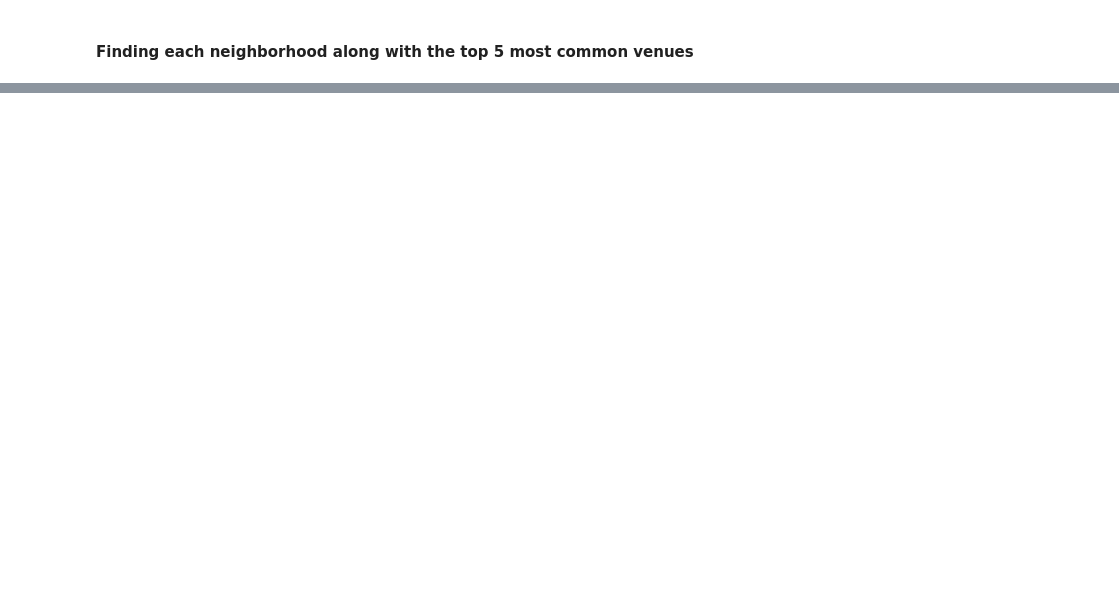
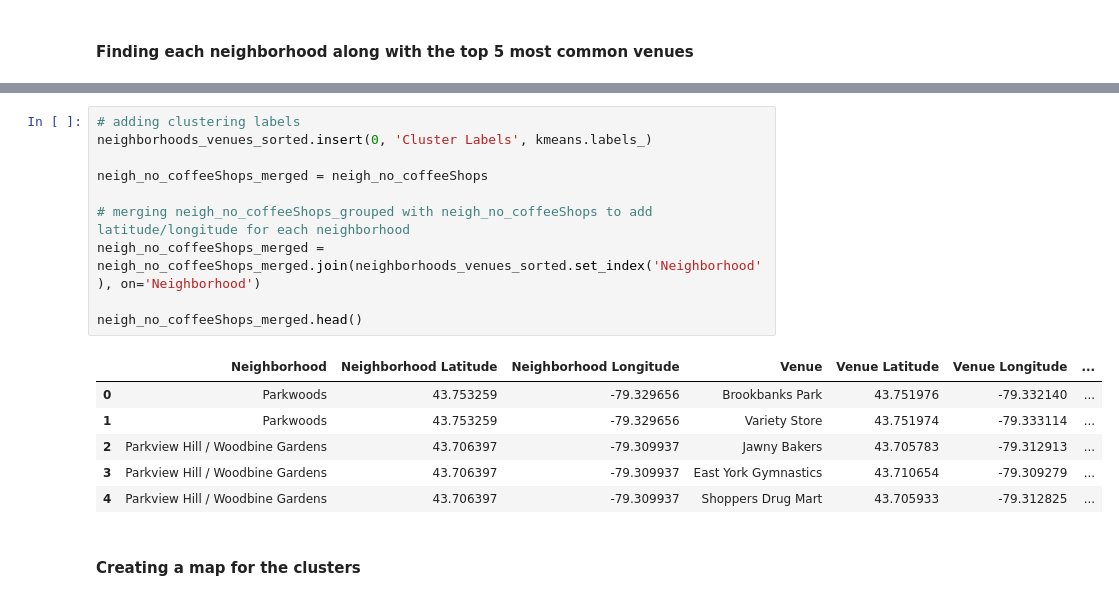
Before and after one commit to saidul-islam98/Battle-of-The-Neighborhoods, a Jupyter notebook: Battle of Neighborhoods part 3.ipynb, the cells around one changed output, grey strips where cells are left out. Cells and saved outputs as stored; diff of their text form; blank space fills up the shorter version.

```diff
--- a/Battle of Neighborhoods part 3.ipynb
+++ b/Battle of Neighborhoods part 3.ipynb
@@ -666,0 +735,19 @@ for hood in neigh_no_coffeeShops_grouped['Neighborhood']:
+# %%
+# adding clustering labels
+neighborhoods_venues_sorted.insert(0, 'Cluster Labels', kmeans.labels_)
+
+neigh_no_coffeeShops_merged = neigh_no_coffeeShops
+
+# merging neigh_no_coffeeShops_grouped with neigh_no_coffeeShops to add latitude/longitude for each neighborhood
+neigh_no_coffeeShops_merged = neigh_no_coffeeShops_merged.join(neighborhoods_venues_sorted.set_index('Neighborhood'), on='Neighborhood')
+
+neigh_no_coffeeShops_merged.head()
+# %% [output]
+|  | Neighborhood | Neighborhood Latitude | Neighborhood Longitude | Venue | Venue Latitude | Venue Longitude | ... |
+| 0 | Parkwoods | 43.753259 | -79.329656 | Brookbanks Park | 43.751976 | -79.332140 | ... |
+| 1 | Parkwoods | 43.753259 | -79.329656 | Variety Store | 43.751974 | -79.333114 | ... |
+| 2 | Parkview Hill / Woodbine Gardens | 43.706397 | -79.309937 | Jawny Bakers | 43.705783 | -79.312913 | ... |
+| 3 | Parkview Hill / Woodbine Gardens | 43.706397 | -79.309937 | East York Gymnastics | 43.710654 | -79.309279 | ... |
+| 4 | Parkview Hill / Woodbine Gardens | 43.706397 | -79.309937 | Shoppers Drug Mart | 43.705933 | -79.312825 | ... |
+# %% [markdown]
+#### Creating a map for the clusters
```
Also changed, not shown: parts of 54 cells of this notebook.
